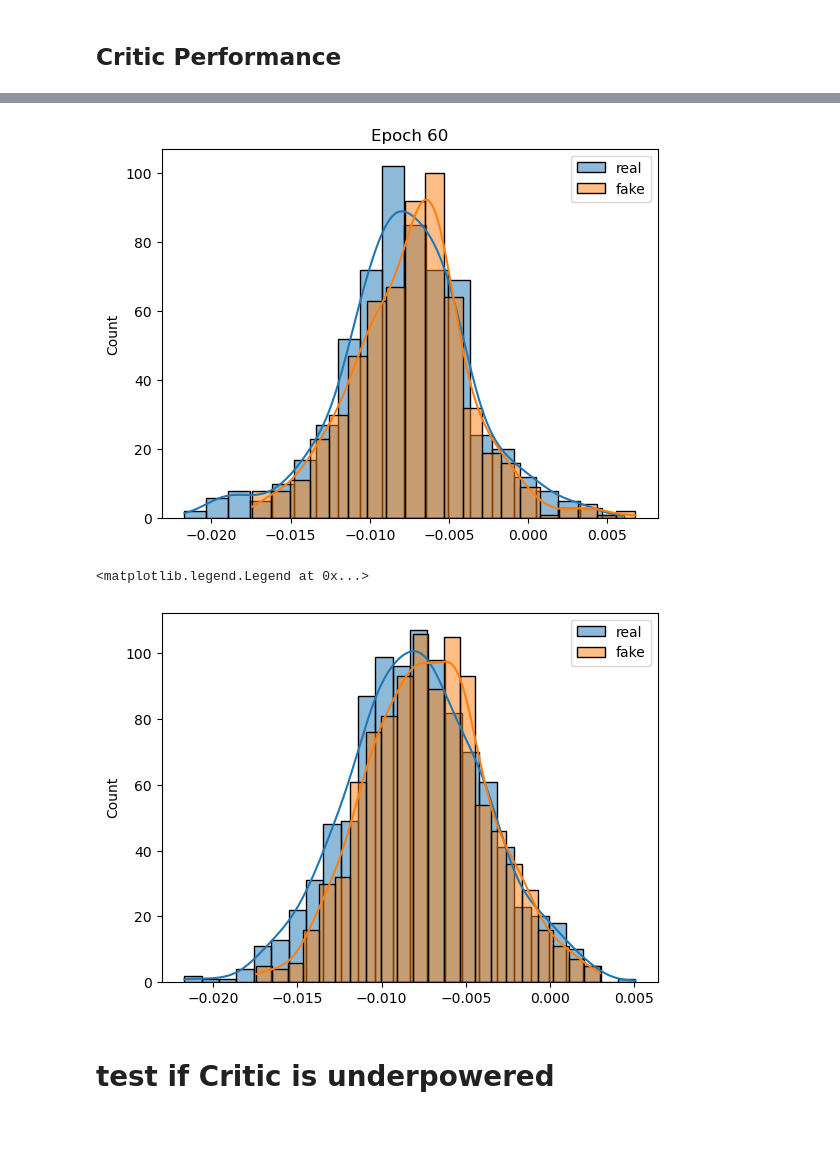
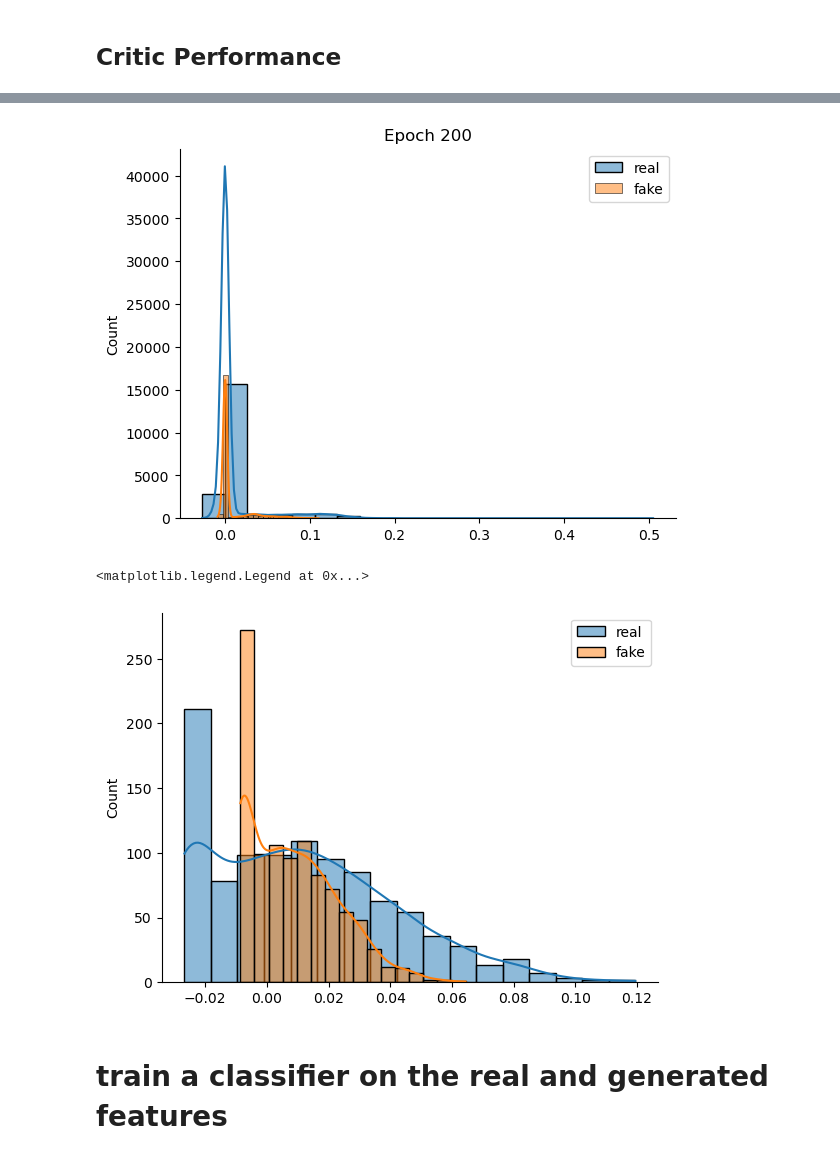
Before and after one commit to Yeganehfrh/EEGModalNet, a Jupyter notebook: notebooks/Tweak&Explore.ipynb, the cells around one changed output, grey strips where cells are left out. Saved outputs shown, nothing was run; the diff lists cells and outputs as text; code cells hidden in the pictures; blank space fills up the shorter version.

```diff
--- a/notebooks/Tweak&Explore.ipynb
+++ b/notebooks/Tweak&Explore.ipynb
@@ -247,7 +242,7 @@ FILTERING = True
 PREPROCESSING = True
 LINE_NOISE_REMOVAL = True
 TIME_DIM = 512
-N_SUBJECTS = 5
+N_SUBJECTS = 30
 CONDITION = 'EO'
 EEG_DATA_PATH = f'data/LEMON_data/{CONDITION}_ch-8_sf-128.nc5'
 CHANNELS = ['O1', 'O2', 'P1', 'P2', 'C1', 'C2', 'F1', 'F2']
@@ -258,8 +253,7 @@ LATENT_DIM = 128
 # REAL DATA
 xarray = xr.open_dataarray(EEG_DATA_PATH, engine='h5netcdf')
 
-sub_id = np.random.randint(0, 202, N_SUBJECTS)
-x = xarray.sel(subject=xarray.subject[sub_id], channel=CHANNELS)
+x = xarray.sel(subject=xarray.subject[:N_SUBJECTS], channel=CHANNELS)
 x = x.to_numpy()
 
 if PREPROCESSING:
@@ -277,6 +271,6 @@ x = segment_data(x, TIME_DIM)
 sub = torch.tensor(np.arange(0, N_SUBJECTS).repeat(x.shape[0]//N_SUBJECTS)[:, np.newaxis])
 
 fill_v = 0 if CONDITION == 'EC' else 1
-state = torch.full_like(sub, fill_value=0)   # (B,1)
-data = {'x': x, 'sub': sub, 'pos': state}
+state = torch.full_like(sub, fill_value=fill_v)   # (B,1)
+data = {'x': x.float().to('mps'), 'sub': sub.to('mps'), 'pos': state.to('mps')}
 # %% [output]
@@ -317,14 +299,14 @@ torch.Size([600, 16512])
 ## Load ckpt
 # %%
 # fake data
-CHECKPOINTS_PATH = 'logs/eo/20260221_v2_epoch_20.model.keras'
-
-from src.EEGModalNet.models.FiLMGAN import FiLMGAN
+CHECKPOINTS_PATH = 'logs/eo/20260330_epoch_100.model.keras'
+# CHECKPOINTS_PATH = 'logs/best_model/20260302_v2_epoch_90.model.keras'  # what's the relative separatability power of this checkpoint?
 
 model = keras.saving.load_model(CHECKPOINTS_PATH, custom_objects={'FiLMGAN': FiLMGAN}, compile=False)
 
 with torch.no_grad():
      x_gen = generate_data(model, x, sub, state, N_SUBJECTS, latent_dim=LATENT_DIM, use_random_sub=False).cpu()
+     # x_gen = generate_data(model, x, sub, state_ids, n_subject, latent_dim=LATENT_DIM, use_random_sub=False).cpu()
 # %% [markdown]
 ## Stats
 # %%
@@ -602,24 +753,10 @@ plot_psd_multi_channel(x_gen_reversed, CHANNELS, ax, n_subjects=N_SUBJECTS, reve
 # %% [markdown]
 ## Critic Performance
-# %%
-EPOCH = 60
-# CHECKPOINTS_PATH = f'logs/eo/20260215_v2_epoch_80.model.keras'
-
-from src.EEGModalNet.models.FiLMGAN import FiLMGAN
-
-model = keras.saving.load_model(CHECKPOINTS_PATH, custom_objects={'FiLMGAN': FiLMGAN}, compile=False)
-
-with torch.no_grad():
-     x_gen = generate_data(model, x, sub, state, N_SUBJECTS, latent_dim=LATENT_DIM, use_random_sub=False).cpu()
 # %%
-def critic_scores(x):
-    l = len(x)
-    critic_scores = torch.zeros(l)
-    for i in range(int(l//100)):
-        generate_data = {'x': x[i*100:(i+1)*100].to('mps'), 'sub': sub[i*100:(i+1)*100].to('mps'), 'pos': state[:100].to('mps')}
-        critic_scores[i*100:(i+1)*100] = model.critic(generate_data).squeeze()
-    return critic_scores
+critic = model.critic
+
+rndidx = torch.randperm(x.shape[0])
 
 with torch.no_grad():
-    fake_pred = critic_scores(x.float())
-    real_pred = critic_scores(x_gen)
+    real_pred = critic.predict(data)
+    fake_pred = critic.predict({'x': x_gen.float().to('mps'), 'sub': sub[rndidx].to('mps'), 'pos': state[rndidx].to('mps')})
@@ -626,28 +766,29 @@ with torch.no_grad():
 # %%
-fake_scores = fake_pred.cpu().detach().numpy().flatten()
-real_scores = real_pred.cpu().detach().numpy().flatten()
+fake_scores = fake_pred[0].flatten()
+real_scores = real_pred[0].flatten()
+import seaborn as sns
 
 sns.histplot(real_scores, bins=20, alpha=0.5, label='real', kde=True)
 sns.histplot(fake_scores, bins=20, alpha=0.5, label='fake', kde=True)
 plt.legend()
 plt.title(f'Epoch {EPOCH}')
 plt.show()
 
 # plot a normal distribution using the mean and std and min and max values of the critic scores
 f_scores = np.random.normal(fake_scores.mean(), fake_scores.std(), 1000)
 r_scores = np.random.normal(real_scores.mean(), real_scores.std(), 1000)
 
 # Clip the generated scores to the min and max values of the real and fake scores
 r_scores = np.clip(r_scores, real_scores.min(), real_scores.max())
 f_scores = np.clip(f_scores, fake_scores.min(), fake_scores.max())
 
 sns.histplot(r_scores, label='real', kde=True)
 sns.histplot(f_scores, label='fake', kde=True)
 plt.legend()
 # %% [output]
-[figure, old version]
+[figure, new version]
 <matplotlib.legend.Legend at 0x...>
-[figure, old version]
+[figure, new version]
 # %% [markdown]
-# test if Critic is underpowered
+# train a classifier on the real and generated features
 # %%
```
Also changed, not shown: parts of 43 cells of this notebook.
